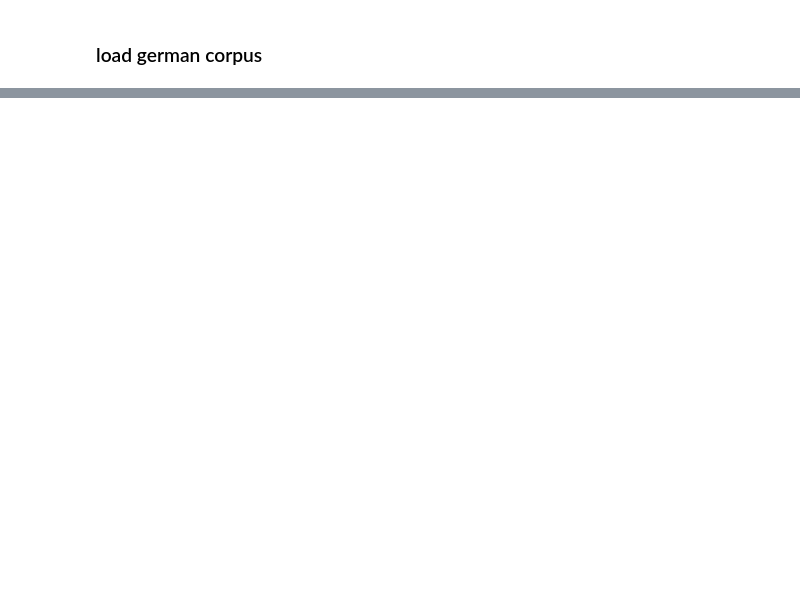
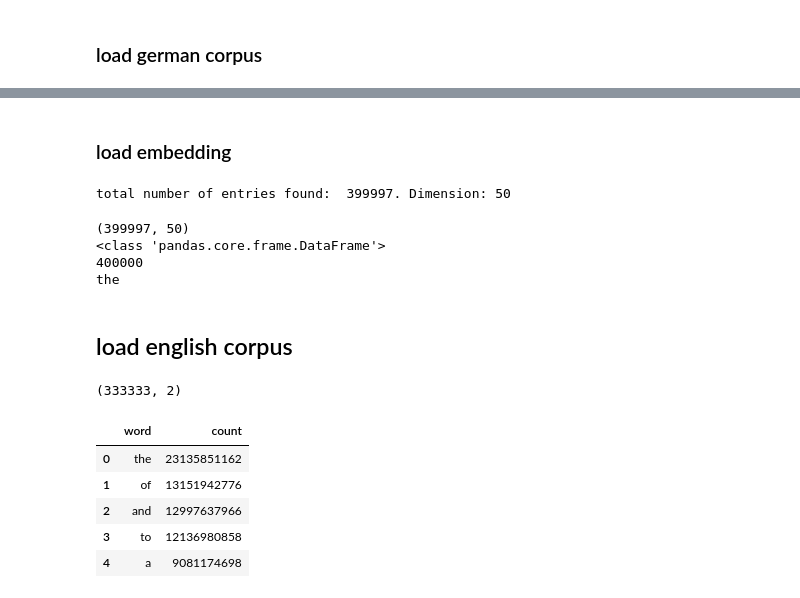
Before and after one commit to mrs-curi0sity/nlp_scripts, a Jupyter notebook: notebooks/preproc_filter_large_embeddings.ipynb, the cells around one changed output, grey strips where cells are left out. Drawn from its saved outputs; the diff is of its cells as text; code cells hidden in the pictures; blank space fills up the shorter version.

```diff
--- a/notebooks/preproc_filter_large_embeddings.ipynb
+++ b/notebooks/preproc_filter_large_embeddings.ipynb
@@ -161,0 +80,19 @@ test.head()
+# %% [markdown]
+### load embedding
+# %%
+glove_en_path = '../data/glove.6B.50d.txt'
+glove_embedding_en = Embedding(language='en', path_list=[glove_en_path])
+# %% [output]
+total number of entries found:  399997. Dimension: 50
+# %%
+print(glove_embedding_en.embedding.shape)
+print(type(glove_embedding_en.embedding))
+print(len(glove_embedding_en.index_to_word))
+print(glove_embedding_en.index_to_word[0])
+# %% [output]
+(399997, 50)
+<class 'pandas.core.frame.DataFrame'>
+400000
+the
+# %% [markdown]
+## load english corpus
@@ -161,0 +102,11 @@ test.head()
+# %%
+print(df_word_frequencies.shape)
+df_word_frequencies.head()
+# %% [output]
+(333333, 2)
+|  | word | count |
+| 0 | the | 23135851162 |
+| 1 | of | 13151942776 |
+| 2 | and | 12997637966 |
+| 3 | to | 12136980858 |
+| 4 | a | 9081174698 |
```
Also changed, not shown: parts of 41 cells of this notebook, 1 other file.
